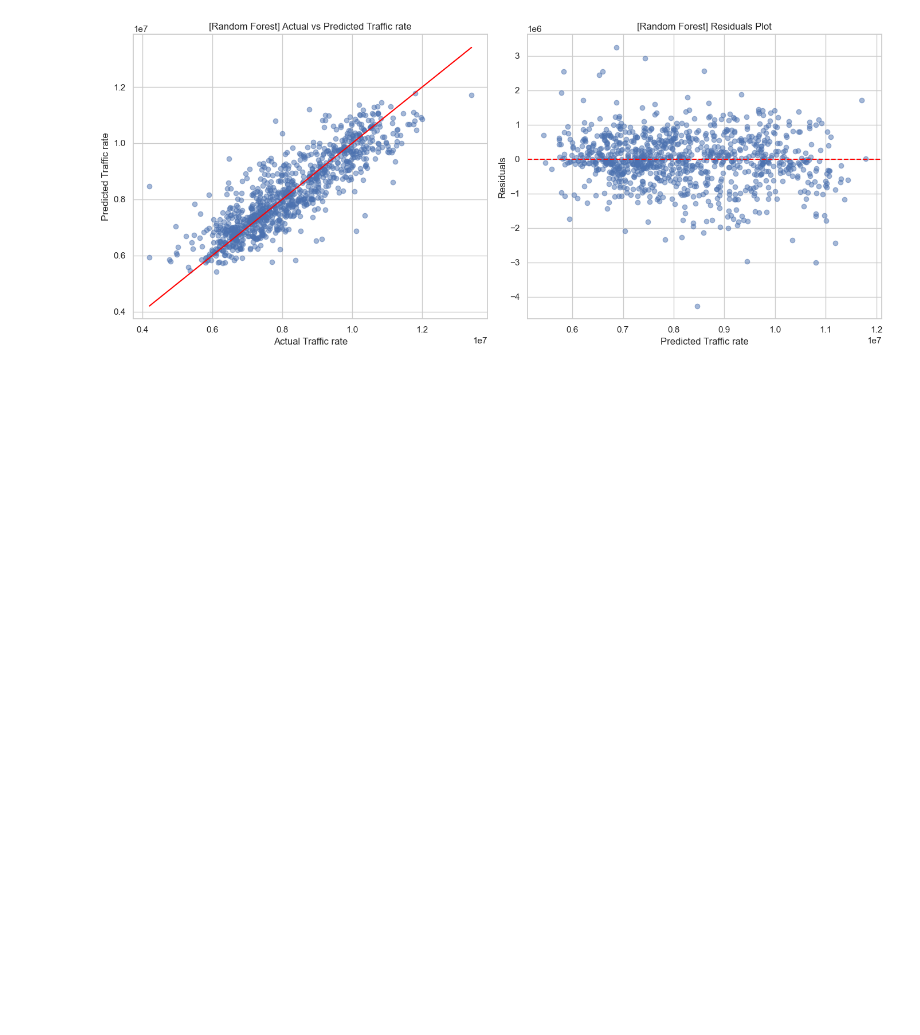
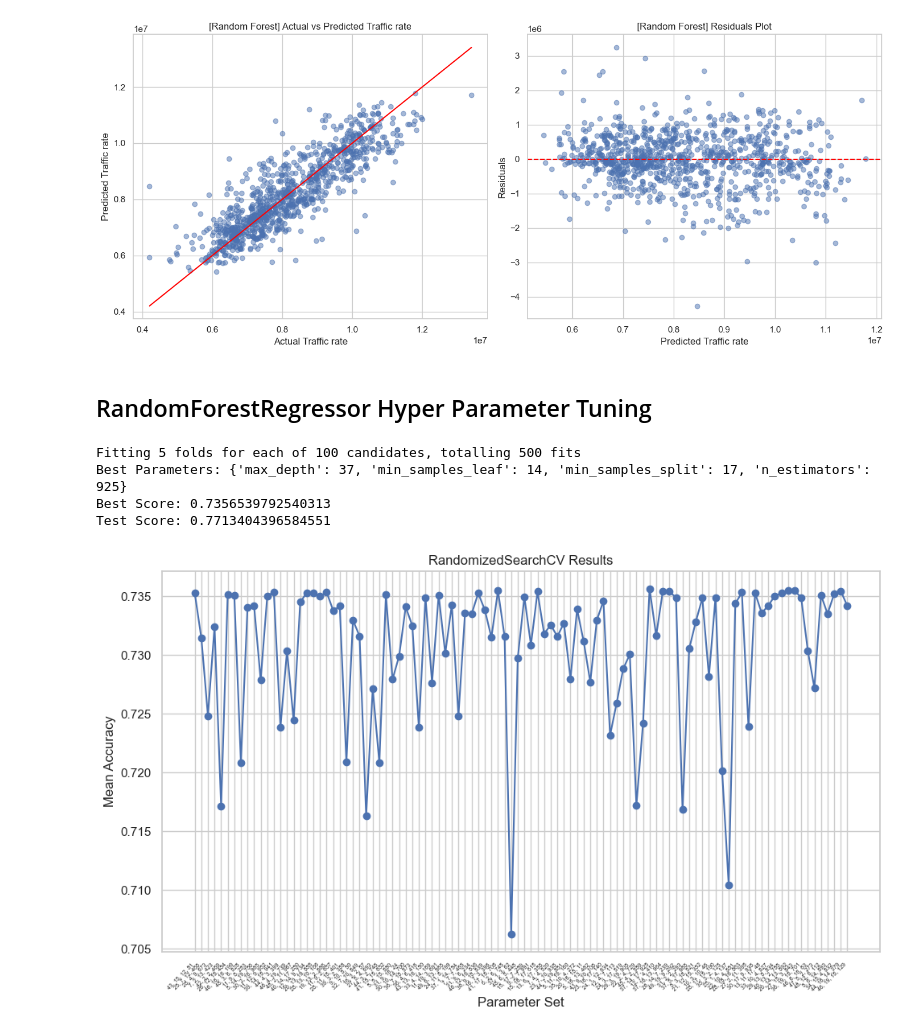
Before and after one commit to DataScience-6/traffic-and-economicrate, a Jupyter notebook: 03_Source code&Dataset/05_Data analysis&Algorithm/Regression.ipynb, the cells around one changed output. Cells and saved outputs as stored; diff of their text form; code cells hidden in the pictures; blank space fills up the shorter version.

```diff
--- a/03_Source code&Dataset/05_Data analysis&Algorithm/Regression.ipynb
+++ b/03_Source code&Dataset/05_Data analysis&Algorithm/Regression.ipynb
@@ -252,3 +254,52 @@ plt.tight_layout()
 plt.show()
 # %% [output]
 [figure]
+# %% [markdown]
+## RandomForestRegressor Hyper Parameter Tuning
+# %%
+# Use RandomizedSearchCV To Find Best Hyperparameters in RandomForestRegressor
+
+# Hyperparameter Range to search
+param_dist = {
+    'n_estimators': randint(10, 1000),
+    'max_depth': randint(5, 50),
+    'min_samples_split': randint(2, 20),
+    'min_samples_leaf': randint(1, 20),
+}
+
+rf = RandomForestRegressor()
+
+# 5-Fold : hyperparameter tuning with RandomizedSearchCV
+random_search = RandomizedSearchCV(estimator=rf, param_distributions=param_dist, n_iter=100, cv=5, verbose=2, random_state=42, n_jobs=-1)
+random_search.fit(X_train, y_train)
+
+# Print out best hyperparameters and their scores
+print("Best Parameters:", random_search.best_params_)
+print("Best Score:", random_search.best_score_)
+
+# Evaluate with Test Dataset
+test_score = random_search.score(X_test, y_test)
+print("Test Score:", test_score)
+# %% [output]
+Fitting 5 folds for each of 100 candidates, totalling 500 fits
+Best Parameters: {'max_depth': 37, 'min_samples_leaf': 14, 'min_samples_split': 17, 'n_estimators': 925}
+Best Score: 0.7356539792540313
+Test Score: 0.7713404396584551
+# %%
+# Visualize result of RandomizedSearchCV
+results = random_search.cv_results_
+params = results['params']
+mean_scores = results['mean_test_score']
+
+# Visualize Scores : With Different hyperparameter values
+plt.figure(figsize=(10, 6))
+plt.plot(range(len(params)), mean_scores, marker='o')
+plt.title('RandomizedSearchCV Results')
+plt.xlabel('Parameter Set')
+plt.ylabel('Mean Accuracy')
+plt.xticks(range(len(params)), [str(param.values()).replace('dict_values([','').replace('])', '') for param in params], rotation=45, fontsize=5, ha='right')
+plt.grid(True)
+plt.tight_layout()
+plt.show()
+# %% [output]
+[figure, added]
```
Also changed, not shown: parts of 5 cells of this notebook.
